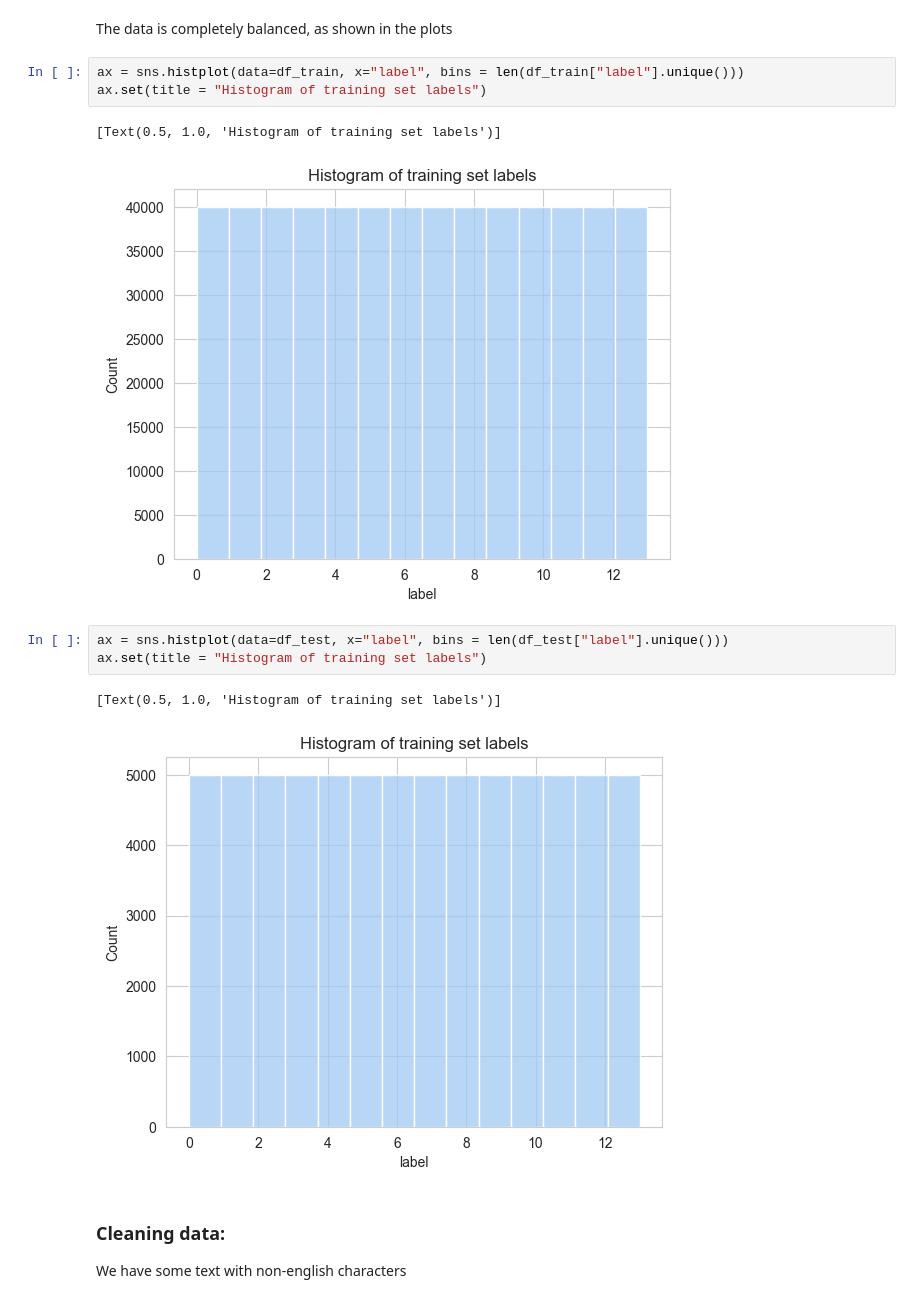
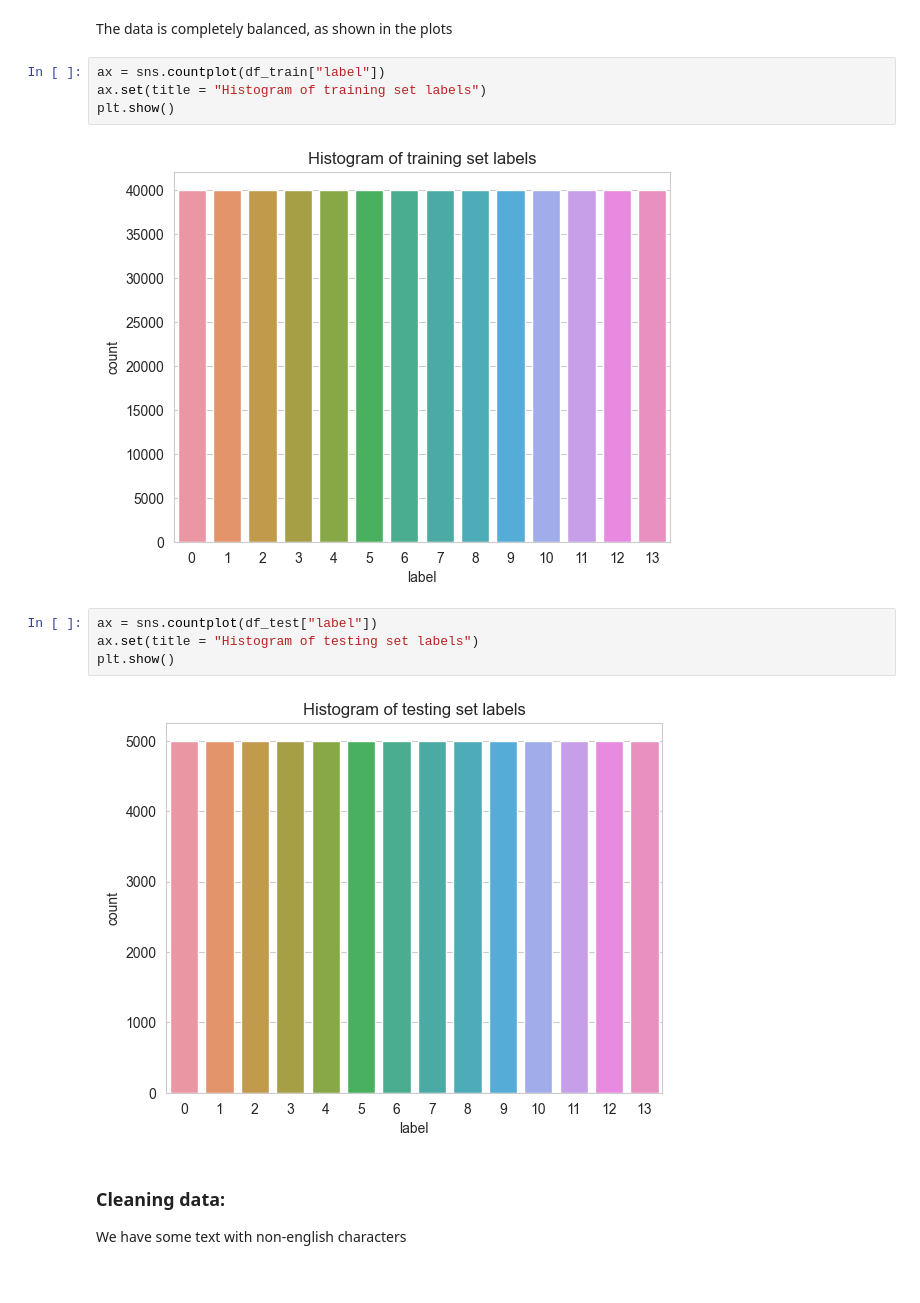
Before and after one commit to javi99/NLP_final, a Jupyter notebook: descriptive_statistics.ipynb, the cells around one changed output. Drawn from its saved outputs; the diff is of its cells as text.

Commit message:
improved descriptive code plots and created RNN notebook

```diff
--- a/descriptive_statistics.ipynb
+++ b/descriptive_statistics.ipynb
@@ -100,17 +102,17 @@ df_test.head()
 # %% [markdown]
 The data is completely balanced, as shown in the plots
 # %%
-ax = sns.histplot(data=df_train, x="label", bins = len(df_train["label"].unique()))
+ax = sns.countplot(df_train["label"])
 ax.set(title = "Histogram of training set labels")
+plt.show()
 # %% [output]
-[Text(0.5, 1.0, 'Histogram of training set labels')]
-[figure, old version]
+[figure, new version]
 # %%
-ax = sns.histplot(data=df_test, x="label", bins = len(df_test["label"].unique()))
-ax.set(title = "Histogram of training set labels")
+ax = sns.countplot(df_test["label"])
+ax.set(title = "Histogram of testing set labels")
+plt.show()
 # %% [output]
-[Text(0.5, 1.0, 'Histogram of training set labels')]
-[figure, old version]
+[figure, new version]
 # %% [markdown]
 ### Cleaning data:
 
```
Also changed, not shown: parts of 3 cells of this notebook, 1 other file.
